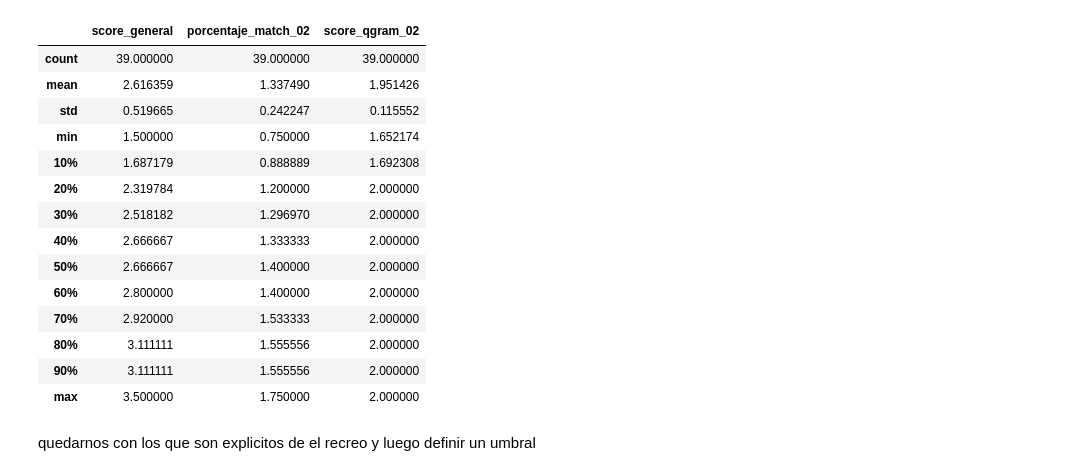
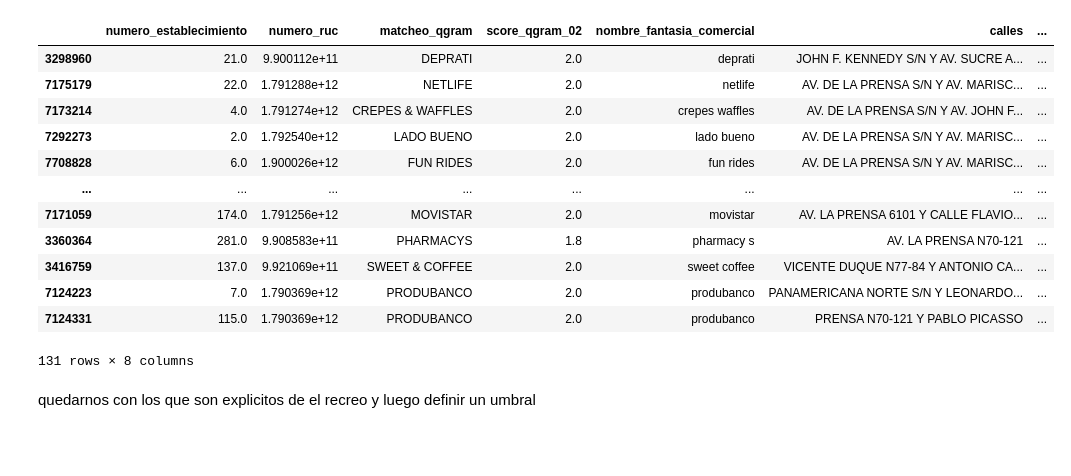
Before and after one commit to Leo-Maker636/centros_comerciales, a Jupyter notebook: sandbox/busqueda_rucs/localizacion_codigo_establecimiento.ipynb, the cells around one changed output. Drawn from its saved outputs; the diff is of its cells as text; code cells hidden in the pictures; blank space fills up the shorter version.

```diff
--- a/sandbox/busqueda_rucs/localizacion_codigo_establecimiento.ipynb
+++ b/sandbox/busqueda_rucs/localizacion_codigo_establecimiento.ipynb
@@ -217,12 +256,13 @@ def porcentaje_coincidencias(calle:str):
 # %%
 # Cantidad porcentaje match que hay
 total_palabras = len(lista_acotacion_especifica)
-base_registro_civil_test['porcentaje_match'] = (base_registro_civil_test['calles'].apply(porcentaje_coincidencias))
+base_registro_civil_test['cantidad_match_calle'] = (base_registro_civil_test['calles'].apply(porcentaje_coincidencias))
 # %%
 # Normalizacion [0,2] y score general
 base_registro_civil_test["score_qgram_02"] =2*base_registro_civil_test['score_qgram']
-base_registro_civil_test["porcentaje_match_02"] =2*base_registro_civil_test['porcentaje_match']
+
+base_registro_civil_test["porcentaje_match_02"] =2*base_registro_civil_test['cantidad_match_calle']/base_registro_civil_test['cantidad_match_calle'].max()
 #Score General
 base_registro_civil_test['score_general'] = base_registro_civil_test["porcentaje_match_02"]*base_registro_civil_test["score_qgram_02"]
 # %%
-base_registro_civil_test = base_registro_civil_test.sort_values(by = "score_general")
+base_registro_civil_test = base_registro_civil_test.sort_values(by = "score_general", ascending = False)
@@ -245,2 +276,2 @@ base_registro_civil_test[base_registro_civil_test['parroquia'].str.contains('cot
 # %%
-filtrada_score = base_registro_civil_test[(base_registro_civil_test['matcheo_qgram'].notna()) & (base_registro_civil_test['porcentaje_match_02']>=1)][['numero_establecimiento','numero_ruc','matcheo_qgram', 'score_qgram_02', 'nombre_fantasia_comercial','calles', 'porcentaje_match_02', 'score_general']]
+filtrada_score = base_registro_civil_test[(base_registro_civil_test['matcheo_qgram'].notna())][['numero_establecimiento','numero_ruc','matcheo_qgram', 'score_qgram_02', 'nombre_fantasia_comercial','calles', 'porcentaje_match_02', 'score_general']]
@@ -303,22 +317,20 @@ len(recreo_nombres)
+# %%
+filtrada_score.sort_values(by = 'score_general', ascending = False)
+# %% [output]
+|  | numero_establecimiento | numero_ruc | matcheo_qgram | score_qgram_02 | nombre_fantasia_comercial | calles | ... |
+| 3298960 | 21.0 | 9.900112e+11 | DEPRATI | 2.0 | deprati | JOHN F. KENNEDY S/N Y AV. SUCRE A... | ... |
+| 7175179 | 22.0 | 1.791288e+12 | NETLIFE | 2.0 | netlife | AV. DE LA PRENSA S/N Y AV. MARISC... | ... |
+| 7173214 | 4.0 | 1.791274e+12 | CREPES & WAFFLES | 2.0 | crepes waffles | AV. DE LA PRENSA S/N Y AV. JOHN F... | ... |
+| 7292273 | 2.0 | 1.792540e+12 | LADO BUENO | 2.0 | lado bueno | AV. DE LA PRENSA S/N Y AV. MARISC... | ... |
+| 7708828 | 6.0 | 1.900026e+12 | FUN RIDES | 2.0 | fun rides | AV. DE LA PRENSA S/N Y AV. MARISC... | ... |
+| ... | ... | ... | ... | ... | ... | ... | ... |
+| 7171059 | 174.0 | 1.791256e+12 | MOVISTAR | 2.0 | movistar | AV. LA PRENSA 6101 Y CALLE FLAVIO... | ... |
+| 3360364 | 281.0 | 9.908583e+11 | PHARMACYS | 1.8 | pharmacy s | AV. LA PRENSA N70-121 | ... |
+| 3416759 | 137.0 | 9.921069e+11 | SWEET & COFFEE | 2.0 | sweet coffee | VICENTE DUQUE N77-84 Y ANTONIO CA... | ... |
+| 7124223 | 7.0 | 1.790369e+12 | PRODUBANCO | 2.0 | produbanco | PANAMERICANA NORTE S/N Y LEONARDO... | ... |
+| 7124331 | 115.0 | 1.790369e+12 | PRODUBANCO | 2.0 | produbanco | PRENSA N70-121 Y PABLO PICASSO | ... |
+131 rows × 8 columns
 # %%
 percentiles = [i/10 for i in range(1,10)]
-# %%
-base_registro_civil_test[(base_registro_civil_test['matcheo_qgram'].notna()) & ~(base_registro_civil_test['nombre_fantasia_comercial'].str.contains('recreo', case= False, na = False))][['score_general', 'porcentaje_match_02', 'score_qgram_02']].describe(percentiles)
-# %% [output]
-|  | score_general | porcentaje_match_02 | score_qgram_02 |
-| count | 39.000000 | 39.000000 | 39.000000 |
-| mean | 2.616359 | 1.337490 | 1.951426 |
-| std | 0.519665 | 0.242247 | 0.115552 |
-| min | 1.500000 | 0.750000 | 1.652174 |
-| 10% | 1.687179 | 0.888889 | 1.692308 |
-| 20% | 2.319784 | 1.200000 | 2.000000 |
-| 30% | 2.518182 | 1.296970 | 2.000000 |
-| 40% | 2.666667 | 1.333333 | 2.000000 |
-| 50% | 2.666667 | 1.400000 | 2.000000 |
-| 60% | 2.800000 | 1.400000 | 2.000000 |
-| 70% | 2.920000 | 1.533333 | 2.000000 |
-| 80% | 3.111111 | 1.555556 | 2.000000 |
-| 90% | 3.111111 | 1.555556 | 2.000000 |
-| max | 3.500000 | 1.750000 | 2.000000 |
 # %% [markdown]
 quedarnos con los que son explicitos de el recreo y luego definir un umbral
```
Also changed, not shown: parts of 31 cells of this notebook, 23 other files.
